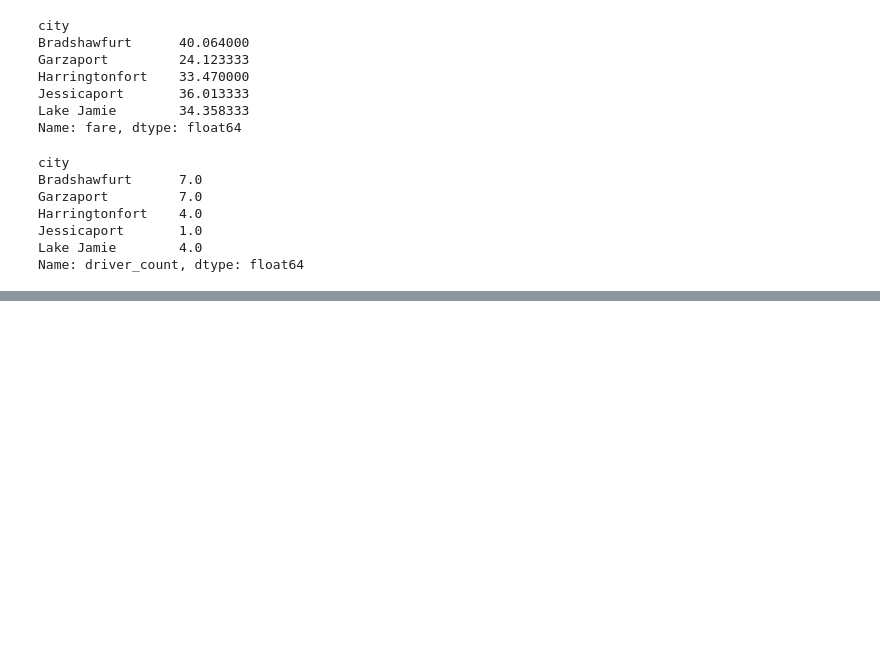
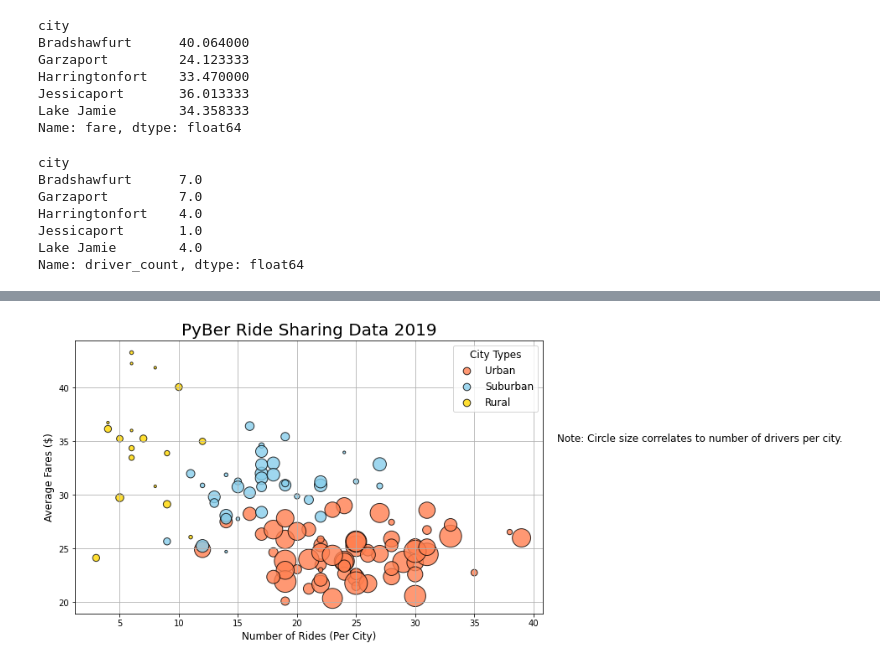
Before and after one commit to Bscheinin/PyBer_Analysis, a Jupyter notebook: PyBer.ipynb, the cells around one changed output, grey strips where cells are left out. Cells and saved outputs as stored; diff of their text form; code cells hidden in the pictures; blank space fills up the shorter version.

```diff
--- a/PyBer.ipynb
+++ b/PyBer.ipynb
@@ -208,0 +224,42 @@ plt.legend()
+# %%
+# Add the scatter charts for each type of city.
+plt.subplots(figsize=(10, 6))
+plt.scatter(urban_ride_count,
+      urban_avg_fare,
+      s=10*urban_drivers, c="coral",
+      edgecolor="black", linewidths=1,
+      alpha=0.8, label="Urban")
+
+plt.scatter(suburban_ride_count,
+      suburban_avg_fare,
+      s=10*suburban_drivers, c="skyblue",
+      edgecolor="black", linewidths=1,
+      alpha=0.8, label="Suburban")
+
+plt.scatter(rural_ride_count,
+      rural_avg_fare,
+      s=10*rural_drivers, c="gold",
+      edgecolor="black", linewidths=1,
+      alpha=0.8, label="Rural")
+# Make it pretty
+plt.title("PyBer Ride Sharing Data 2019", fontsize=20),
+plt.ylabel("Average Fares ($)", fontsize=12),
+plt.xlabel("Number of Rides (Per City)", fontsize=12),
+plt.grid(True)
+
+# Create a legend
+lgnd = plt.legend(fontsize="12", mode="Expanded",
+         scatterpoints=1, loc="best", title="City Types")
+lgnd.legendHandles[0]._sizes = [75]
+lgnd.legendHandles[1]._sizes = [75]
+lgnd.legendHandles[2]._sizes = [75]
+lgnd.get_title().set_fontsize(12)
+
+# Incorporate a text label about circle size.
+plt.text(42, 35, "Note: Circle size correlates to number of drivers per city", fontsize="12")
+# Save the figure.
+plt.savefig("Resources/Fig1.png")
+# Show the plot
+plt.show()
+# %% [output]
+[figure, added]
```
Also changed, not shown: parts of 3 cells of this notebook, 1 other file.
